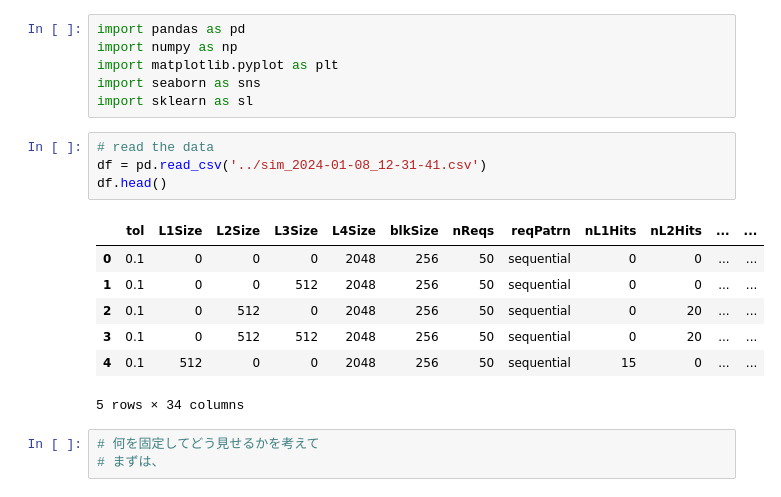
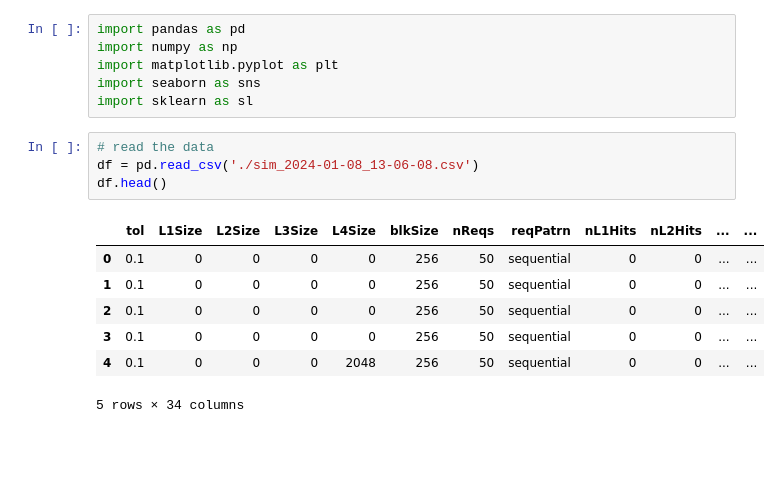
Before and after one commit to martin-ray/The_Middleware, a Jupyter notebook: src/python/client/eval_data/eval.ipynb, the cells around one changed output. Saved outputs shown, nothing was run; the diff lists cells and outputs as text; blank space fills up the shorter version.

```diff
--- a/src/python/client/eval_data/eval.ipynb
+++ b/src/python/client/eval_data/eval.ipynb
@@ -6,16 +6,13 @@ import seaborn as sns
 import sklearn as sl
 # %%
 # read the data
-df = pd.read_csv('../sim_2024-01-08_12-31-41.csv')
+df = pd.read_csv('./sim_2024-01-08_13-06-08.csv')
 df.head()
 # %% [output]
 |  | tol | L1Size | L2Size | L3Size | L4Size | blkSize | nReqs | reqPatrn | nL1Hits | nL2Hits | ... | ... |
-| 0 | 0.1 | 0 | 0 | 0 | 2048 | 256 | 50 | sequential | 0 | 0 | ... | ... |
-| 1 | 0.1 | 0 | 0 | 512 | 2048 | 256 | 50 | sequential | 0 | 0 | ... | ... |
-| 2 | 0.1 | 0 | 512 | 0 | 2048 | 256 | 50 | sequential | 0 | 20 | ... | ... |
-| 3 | 0.1 | 0 | 512 | 512 | 2048 | 256 | 50 | sequential | 0 | 20 | ... | ... |
-| 4 | 0.1 | 512 | 0 | 0 | 2048 | 256 | 50 | sequential | 15 | 0 | ... | ... |
+| 0 | 0.1 | 0 | 0 | 0 | 0 | 256 | 50 | sequential | 0 | 0 | ... | ... |
+| 1 | 0.1 | 0 | 0 | 0 | 0 | 256 | 50 | sequential | 0 | 0 | ... | ... |
+| 2 | 0.1 | 0 | 0 | 0 | 0 | 256 | 50 | sequential | 0 | 0 | ... | ... |
+| 3 | 0.1 | 0 | 0 | 0 | 0 | 256 | 50 | sequential | 0 | 0 | ... | ... |
+| 4 | 0.1 | 0 | 0 | 0 | 2048 | 256 | 50 | sequential | 0 | 0 | ... | ... |
 5 rows × 34 columns
-# %%
-# 何を固定してどう見せるかを考えて
-# まずは、
```
Also changed, not shown: parts of 11 cells of this notebook.
